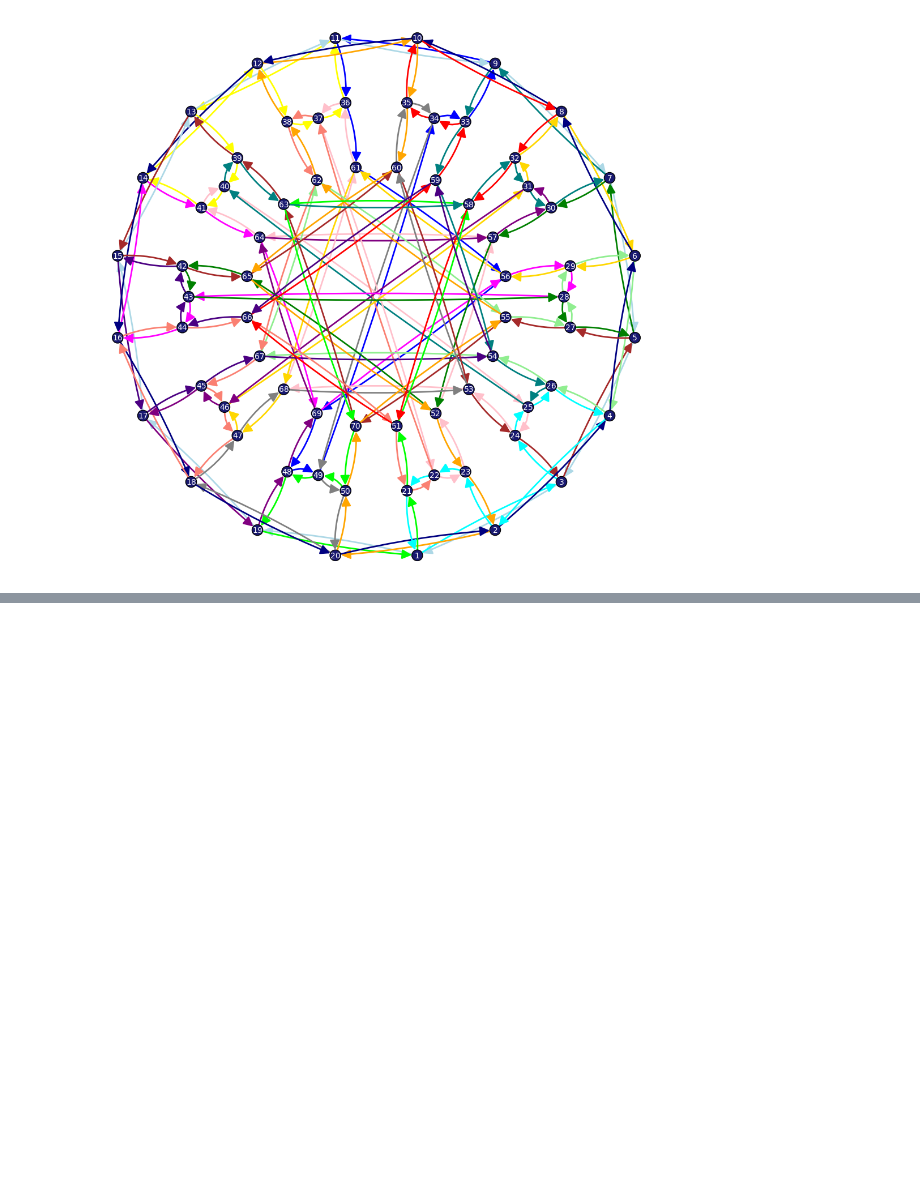
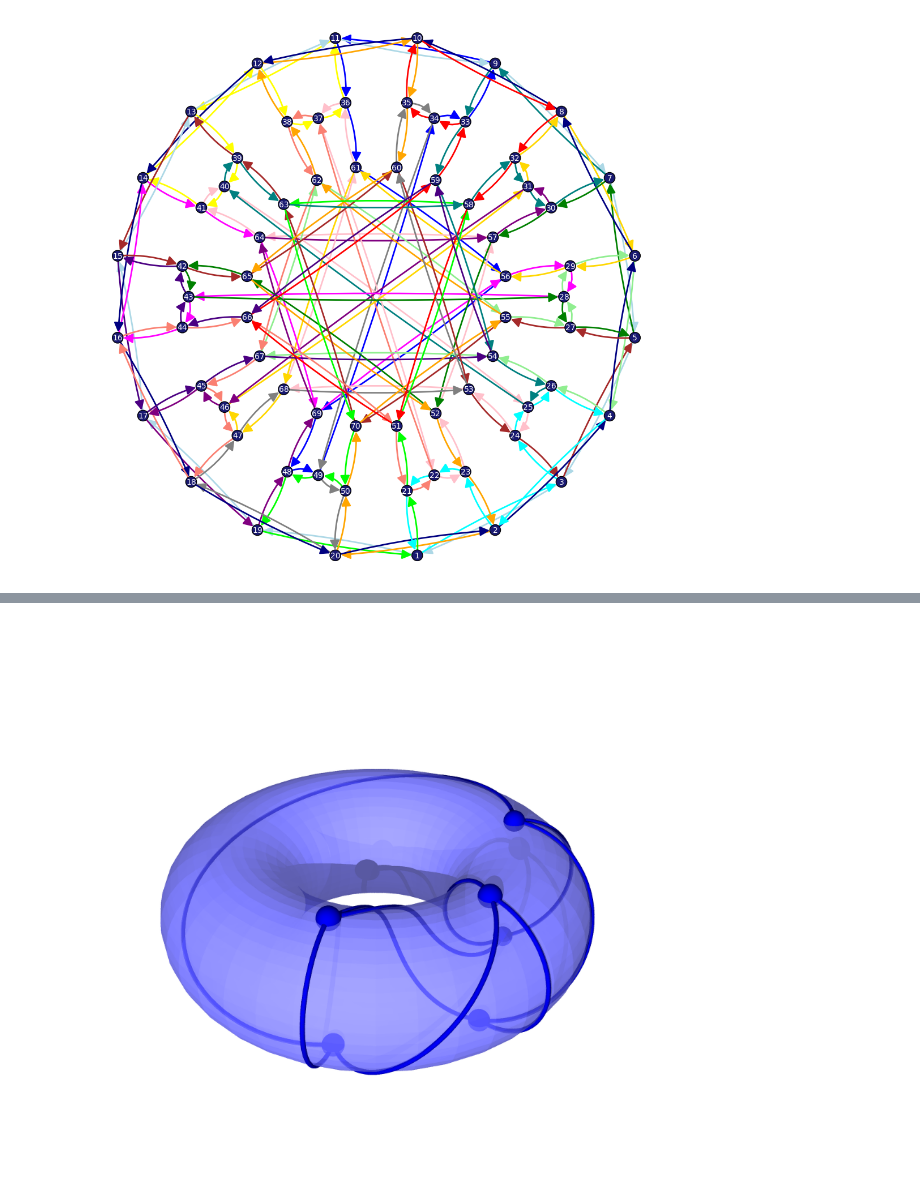
Before and after one commit to SanderGi/Genus, a Jupyter notebook: Balaban10/test.ipynb, the cells around one changed output, grey strips where cells are left out. Saved outputs shown, nothing was run; the diff lists cells and outputs as text; code cells hidden in the pictures; blank space fills up the shorter version.

```diff
--- a/Balaban10/test.ipynb
+++ b/Balaban10/test.ipynb
@@ -244,0 +387,76 @@ p.show(figsize=(10, 10))
+# %%
+# Parametric equations for a torus; the fundamental domain is the square [0,2*pi] x [0,2*pi]
+var('u v t');
+a, b = 2, 1
+x = (a + b*cos(u))*cos(v)
+y = (a + b*cos(u))*sin(v)
+z = b*sin(u)
+
+# Define the positions for the vertices of the K(3,3) graph
+# We choose 3 points for houses and 3 points for utilities in (u, v) coordinates
+vertices_houses = [(pi/2, pi/6), (pi/2, pi/2), (pi/2, 5*pi/6)]
+vertices_utilities = [(3*pi/2, pi/6), (3*pi/2, pi/2), (3*pi/2, 5*pi/6)]
+
+# Function to convert (u, v) to 3D coordinates on the torus
+def torus_coords(uh, vh):
+    return ((a + b*cos(uh))*cos(vh), (a + b*cos(uh))*sin(vh), b*sin(uh))
+
+# Define a function to plot edges along the torus surface by interpolating the (u, v) coordinates
+# Optionally wrap around the outside of the torus by modifying the v-coordinate
+def edge_on_torus(p1, p2, wrap_around=False, go_around=False, color='blue'):
+    uh1, vh1 = p1
+    uh2, vh2 = p2
+
+    # Offset the coordinates to wrap around the outside of the torus if wrap_around is True
+    if wrap_around:
+        uh1 += pi
+        uh2 += pi
+
+    # Define the interpolation for the parametric coordinates (u, v)
+    u_interp = (1-t)*uh1 + t*uh2
+    v_interp = (1-t)*vh1 + t*vh2
+    if wrap_around:
+        u_interp = (1-t)*uh2 + t*uh1
+    if go_around:
+       v_interp = (2-2*t)*vh2 + 2*t*vh1 + 1*pi/2
+
+    # Convert the interpolated (u, v) back to 3D space using the torus parametric equations
+    x_interp = (a + b*cos(u_interp))*cos(v_interp)
+    y_interp = (a + b*cos(u_interp))*sin(v_interp)
+    z_interp = b*sin(u_interp)
+
+    # Plot the edge as a parametric curve along the surface of the torus
+    edge_curve = parametric_plot([x_interp, y_interp, z_interp], (t, 0, 1), color=color, thickness=2)
+    return edge_curve
+
+# Parametrize the positions of the houses and utilities on the torus
+positions_houses = [torus_coords(uh, vh) for uh, vh in vertices_houses]
+positions_utilities = [torus_coords(uu, vu) for uu, vu in vertices_utilities]
+
+# Plot all edges of K(3,3), alternating between inside and outside paths
+edges = []
+for i, h in enumerate(vertices_houses):
+    for j, r in enumerate(vertices_utilities):
+        # Alternate wrapping some edges around the outside of the torus
+        wrap_around = (j, i) in [(0, 0), (1, 1), (2, 2), (0, 1), (1, 2), (0, 2)]
+        go_around = i == 2 and j == 0
+        edges.append(edge_on_torus(h, r, wrap_around=wrap_around, go_around=go_around))
+
+# Combine the plot of the torus and the edges
+curve_edges = sum(edges)
+
+# Add points at the vertices
+points = []
+for pos in positions_houses + positions_utilities:
+    points.append(point3d(pos, size=10, color='blue'))  # Change color/size as needed
+    # points.append(text3d(str((len(points)//2)%3), pos, color='black', scale=0.5))
+
+# Plot the torus
+T = parametric_plot3d([(a + b*cos(u))*cos(v), (a + b*cos(u))*sin(v), b*sin(u)], (u, 0, 2*pi), (v, 0, 2*pi), opacity=0.6, aspect_ratio=1)
+final_plot = T + curve_edges + sum(points)
+
+# Show the final plot
+# final_plot.show(frame=False)
+final_plot.show(frame=False, viewer='tachyon', shade='full', antialiasing=True, figsize=20, zoom=1.5, camera_position=[2.3, 2.4, 2.2])
+# %% [output]
+[figure, added]
```
Also changed, not shown: parts of 6 cells of this notebook, 5 other files.
